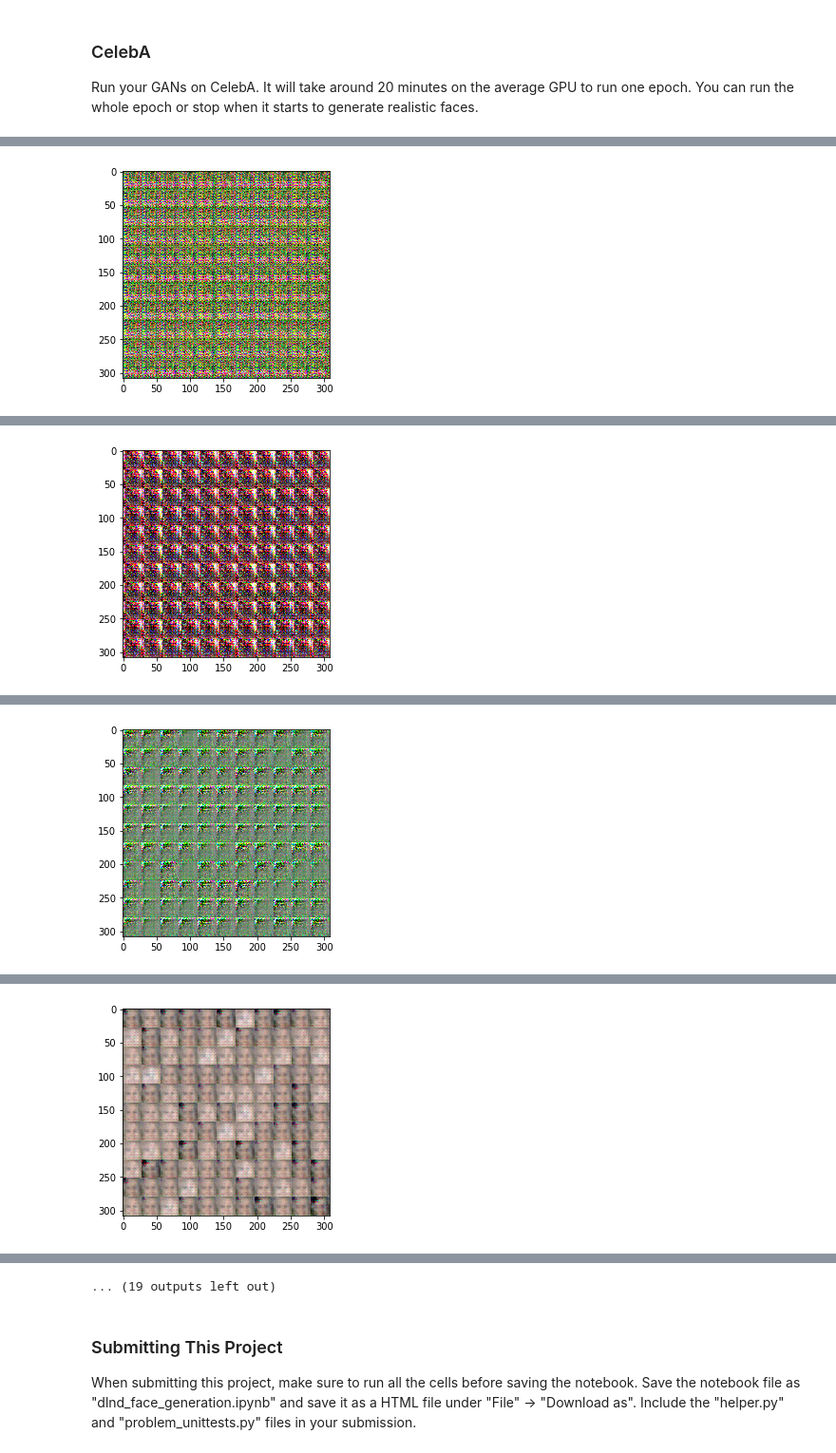
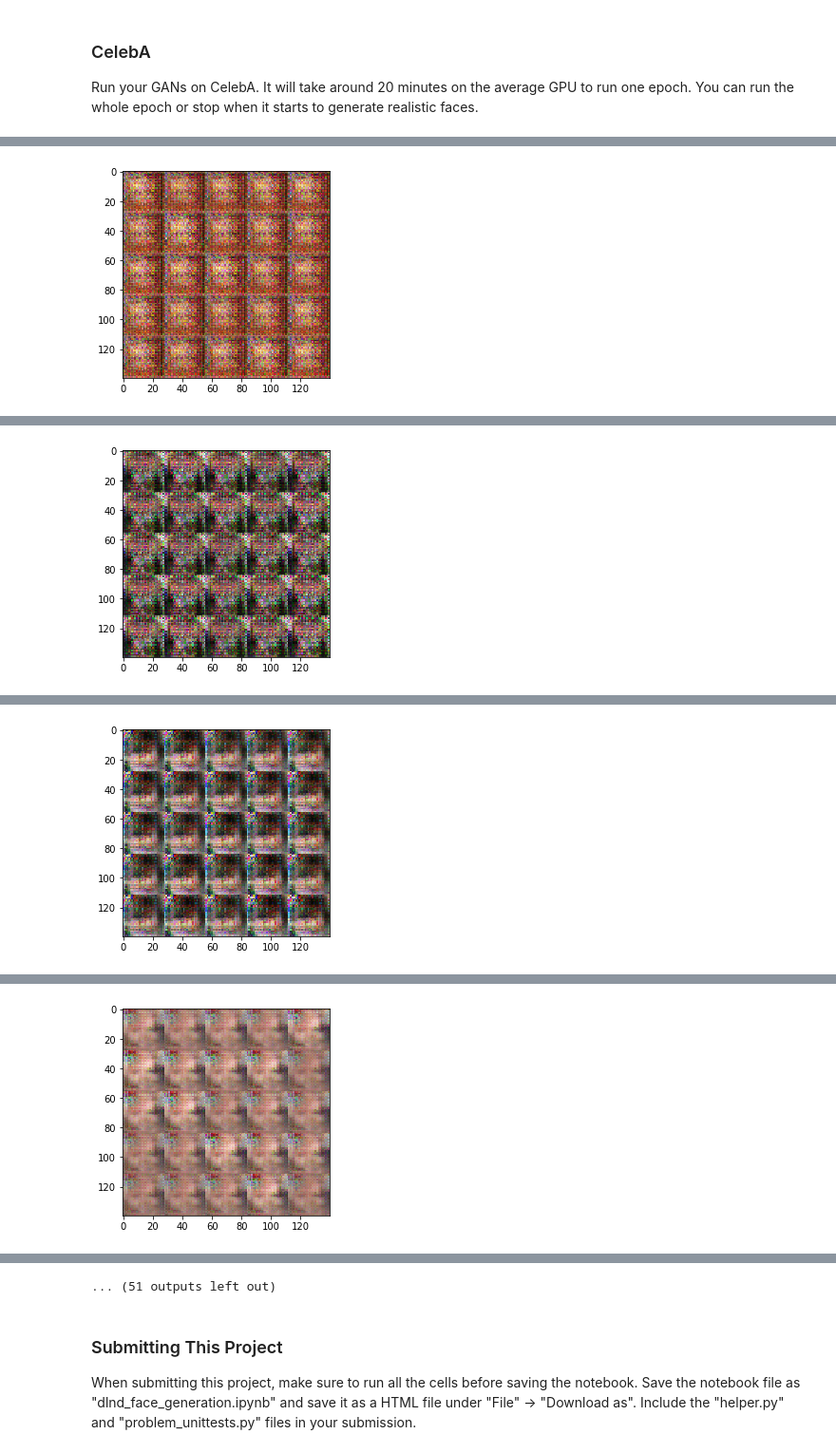
Before and after one commit to JianxiangFENG/Udacity_project, a Jupyter notebook: project_5/face_generation/dlnd_face_generation.ipynb, the cells around one changed output, grey strips where cells are left out. Shown at 95% size. Saved outputs shown, nothing was run; the diff lists cells and outputs as text; code cells hidden in the pictures.

```diff
--- a/project_5/face_generation/dlnd_face_generation.ipynb
+++ b/project_5/face_generation/dlnd_face_generation.ipynb
@@ -211,9 +211,9 @@ def generator(z, out_channel_dim, reuse = False, alpha=0.2, train = True):
         x3 =  tf.maximum(alpha * x3, x3)#14*14*256
 
         # forth conv layer
-        x4 = tf.layers.conv2d_transpose(x3, 512, 5, strides=1, padding="same")
+        x4 = tf.layers.conv2d_transpose(x3, 128, 5, strides=1, padding="same")
         x4 = tf.layers.batch_normalization(x4, training=train)
-        x4 =  tf.maximum(alpha * x4, x4)#14*14*512
+        x4 =  tf.maximum(alpha * x4, x4)#14*14*128
         # print(x3.shape)
 
         # output layer
@@ -235,7 +235,7 @@ Implement `model_loss` to build the GANs for training and calculate the loss.  T
 - `discriminator(images, reuse=False)`
 - `generator(z, out_channel_dim, is_train=True)`
 # %%
-def model_loss(input_real, input_z, out_channel_dim, smooth=0.1):
+def model_loss(input_real, input_z, out_channel_dim, smooth=0.1,alpha =0.2):
     """
     Get the loss for the discriminator and generator
     :param input_real: Images from the real dataset
@@ -243,9 +243,9 @@ def model_loss(input_real, input_z, out_channel_dim, smooth=0.1):
     :param out_channel_dim: The number of channels in the output image
     :return: A tuple of (discriminator loss, generator loss)
     """
-    g_model = generator(input_z, out_channel_dim)
-    d_model_real, d_logits_real = discriminator(input_real)
-    d_model_fake, d_logits_fake = discriminator(g_model, reuse=True)
+    g_model = generator(input_z, out_channel_dim, alpha=alpha)
+    d_model_real, d_logits_real = discriminator(input_real, alpha=alpha)
+    d_model_fake, d_logits_fake = discriminator(g_model, reuse=True,alpha=alpha)
 
     d_loss_real = tf.reduce_mean(
         tf.nn.sigmoid_cross_entropy_with_logits(logits=d_logits_real, labels=tf.ones_like(d_model_real)*(1-smooth)))
@@ -335,7 +335,7 @@ Implement `train` to build and train the GANs.  Use the following functions you
 
 Use the `show_generator_output` to show `generator` output while you train. Running `show_generator_output` for every batch will drastically increase training time and increase the size of the notebook.  It's recommended to print the `generator` output every 100 batches.
 # %%
-def train(epoch_count, batch_size, z_dim, learning_rate, beta1, get_batches, data_shape, data_image_mode):
+def train(epoch_count, batch_size, z_dim, learning_rate, beta1, get_batches, data_shape, data_image_mode, alpha = 0.2):
     """
     Train the GAN
     :param epoch_count: Number of epochs
@@ -349,7 +349,7 @@ def train(epoch_count, batch_size, z_dim, learning_rate, beta1, get_batches, dat
     """
     # TODO: Build Model
     tensor_real, tensor_z, lr = model_inputs(data_shape[1], data_shape[2], data_shape[3], z_dim)
-    d_loss, g_loss = model_loss(tensor_real, tensor_z, data_shape[3])
+    d_loss, g_loss = model_loss(tensor_real, tensor_z, data_shape[3], alpha=alpha)
     d_train_opt, g_train_opt = model_opt(d_loss, g_loss, learning_rate, beta1)
 
     step = 0
@@ -357,7 +357,7 @@ def train(epoch_count, batch_size, z_dim, learning_rate, beta1, get_batches, dat
     with tf.Session() as sess:
         sess.run(tf.global_variables_initializer())
         for epoch_i in range(epoch_count):
-            for batch_images in get_batches(batch_size):
+            for batch_images in get_batches(2*batch_size):
                 # TODO: Train Model
                 step += 1
                 #print(type(learning_rate))
@@ -365,7 +365,6 @@ def train(epoch_count, batch_size, z_dim, learning_rate, beta1, get_batches, dat
                 batch_z = np.random.uniform(1,-1,size = (batch_size, z_dim))
 
                 # run optimizer
-
                 _ = sess.run(d_train_opt, feed_dict={tensor_real: batch_images, tensor_z: batch_z, lr:learning_rate})
                 _ = sess.run(g_train_opt, feed_dict={tensor_real: batch_images, tensor_z:batch_z, lr:learning_rate})
 
@@ -431,11 +469,11 @@ KeyboardInterrupt:
 ### CelebA
 Run your GANs on CelebA.  It will take around 20 minutes on the average GPU to run one epoch.  You can run the whole epoch or stop when it starts to generate realistic faces.
 # %%
-batch_size = 128
+batch_size = 32
 z_dim = 100
 learning_rate = 2e-4
-beta1 = 0.3
-
+beta1 = 0.2
+alpha =0.08
 
 """
 DON'T MODIFY ANYTHING IN THIS CELL THAT IS BELOW THIS LINE
@@ -445,5 +483,5 @@ epochs = 1
 celeba_dataset = helper.Dataset('celeba', glob(os.path.join(data_dir, 'img_align_celeba/*.jpg')))
 with tf.Graph().as_default():
     train(epochs, batch_size, z_dim, learning_rate, beta1, celeba_dataset.get_batches,
-          celeba_dataset.shape, celeba_dataset.image_mode)
+          celeba_dataset.shape, celeba_dataset.image_mode, alpha=alpha)
 # %% [output]
@@ -460 +498 @@ Step 100, Epoch 1/1... Discriminator Loss: 1.6232... Generator Loss: 0.5981
-[figure, old version]
+[figure, new version]
@@ -471 +509 @@ Step 200, Epoch 1/1... Discriminator Loss: 0.6790... Generator Loss: 1.6899
-[figure, old version]
+[figure, new version]
@@ -482 +520 @@ Step 300, Epoch 1/1... Discriminator Loss: 0.6307... Generator Loss: 1.8192
-[figure, old version]
+[figure, new version]
@@ -493 +531 @@ Step 400, Epoch 1/1... Discriminator Loss: 1.5681... Generator Loss: 1.9923
-[figure, old version]
+[figure, new version]
@@ -516,4 +554,4 @@ Step 600, Epoch 1/1... Discriminator Loss: 1.0522... Generator Loss: 0.8452
-... (19 outputs left out)
+... (51 outputs left out)
 # %% [markdown]
 ### Submitting This Project
 When submitting this project, make sure to run all the cells before saving the notebook. Save the notebook file as "dlnd_face_generation.ipynb" and save it as a HTML file under "File" -> "Download as". Include the "helper.py" and "problem_unittests.py" files in your submission.
```
Also changed, not shown: parts of 2 cells of this notebook.
